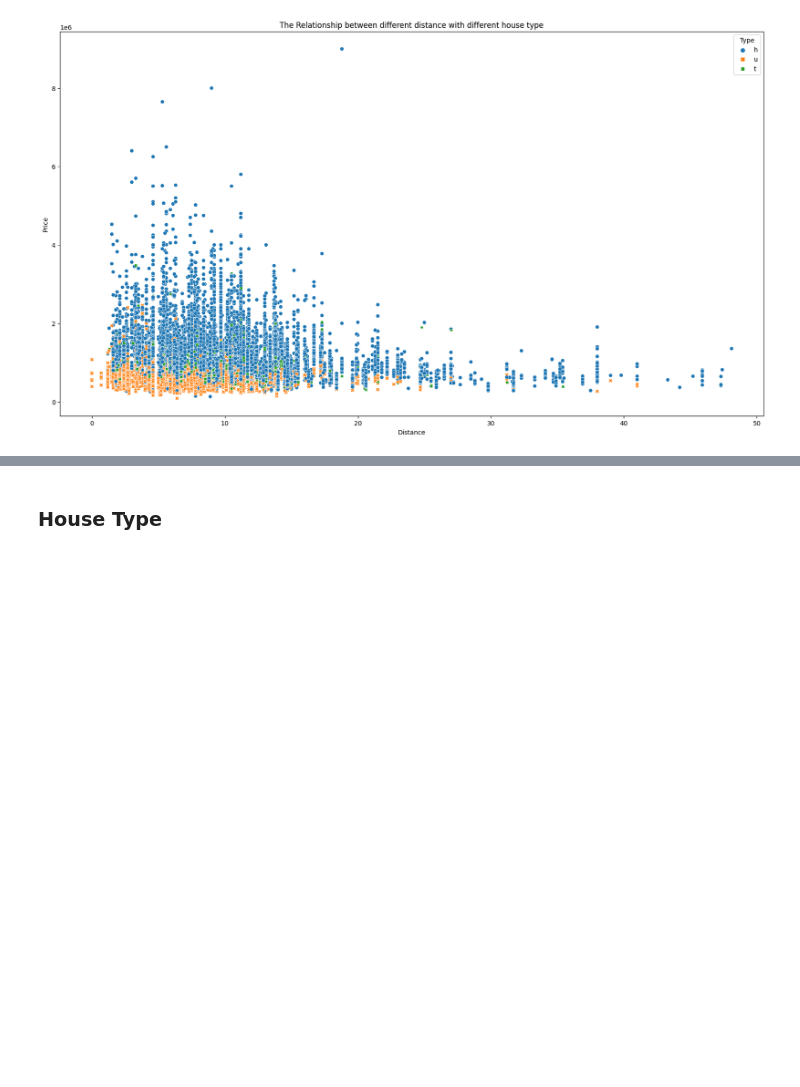
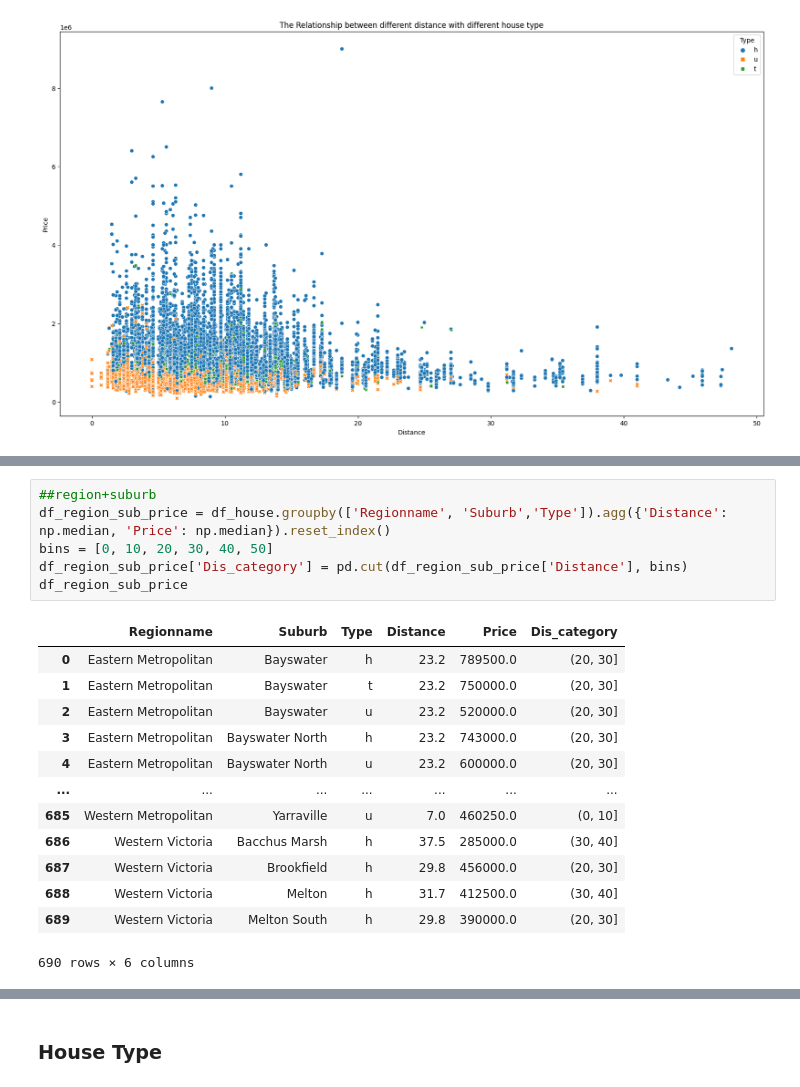
Before and after one commit to jingyun0312/Melbourne_house_1, a Jupyter notebook: mel_house.ipynb, the cells around one changed output, grey strips where cells are left out. Saved outputs shown, nothing was run; the diff lists cells and outputs as text; blank space fills up the shorter version.

```diff
--- a/mel_house.ipynb
+++ b/mel_house.ipynb
@@ -388,0 +398,20 @@ plt.show()
+# %%
+##region+suburb
+df_region_sub_price = df_house.groupby(['Regionname', 'Suburb','Type']).agg({'Distance': np.median, 'Price': np.median}).reset_index()
+bins = [0, 10, 20, 30, 40, 50]
+df_region_sub_price['Dis_category'] = pd.cut(df_region_sub_price['Distance'], bins)
+df_region_sub_price
+# %% [output]
+|  | Regionname | Suburb | Type | Distance | Price | Dis_category |
+| 0 | Eastern Metropolitan | Bayswater | h | 23.2 | 789500.0 | (20, 30] |
+| 1 | Eastern Metropolitan | Bayswater | t | 23.2 | 750000.0 | (20, 30] |
+| 2 | Eastern Metropolitan | Bayswater | u | 23.2 | 520000.0 | (20, 30] |
+| 3 | Eastern Metropolitan | Bayswater North | h | 23.2 | 743000.0 | (20, 30] |
+| 4 | Eastern Metropolitan | Bayswater North | u | 23.2 | 600000.0 | (20, 30] |
+| ... | ... | ... | ... | ... | ... | ... |
+| 685 | Western Metropolitan | Yarraville | u | 7.0 | 460250.0 | (0, 10] |
+| 686 | Western Victoria | Bacchus Marsh | h | 37.5 | 285000.0 | (30, 40] |
+| 687 | Western Victoria | Brookfield | h | 29.8 | 456000.0 | (20, 30] |
+| 688 | Western Victoria | Melton | h | 31.7 | 412500.0 | (30, 40] |
+| 689 | Western Victoria | Melton South | h | 29.8 | 390000.0 | (20, 30] |
+690 rows × 6 columns
```
Also changed, not shown: parts of 23 cells of this notebook.
